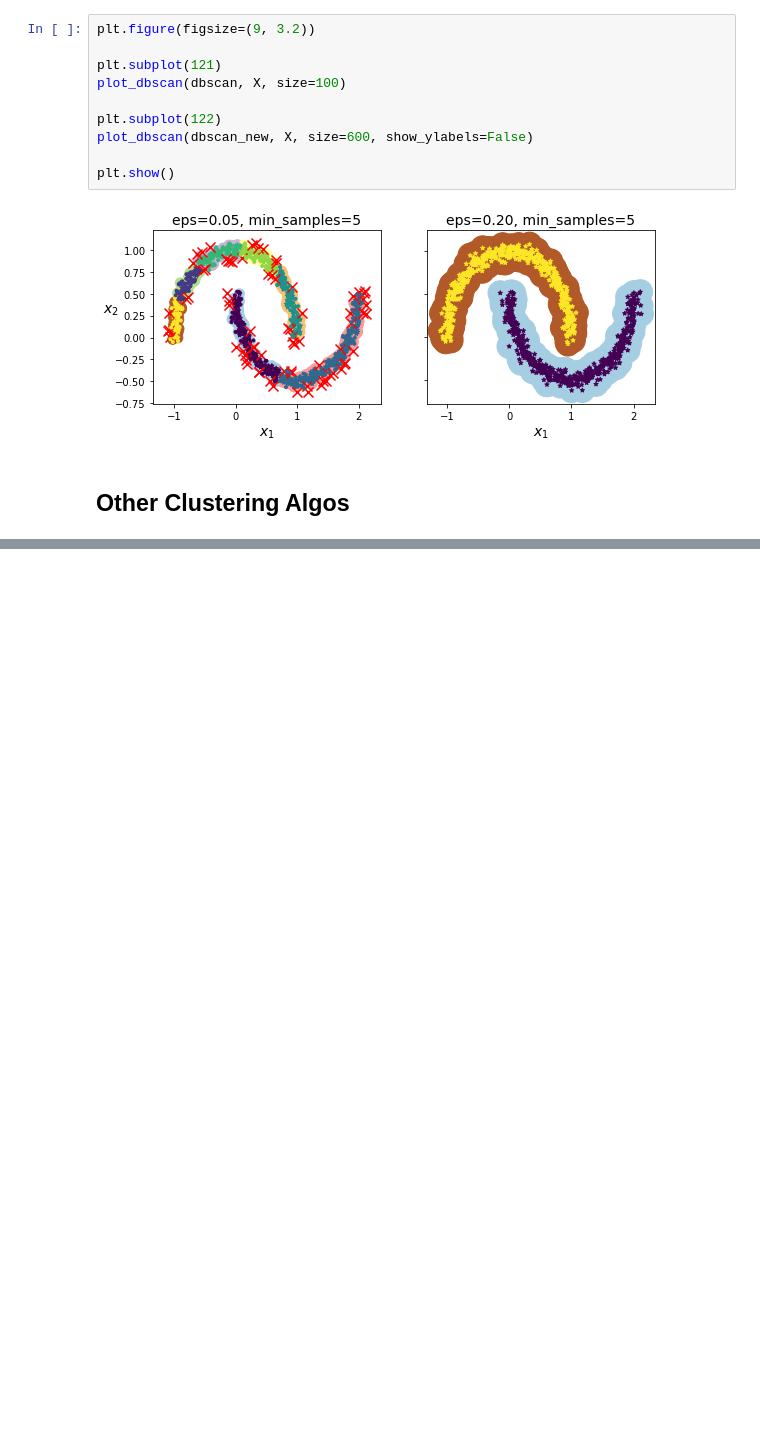
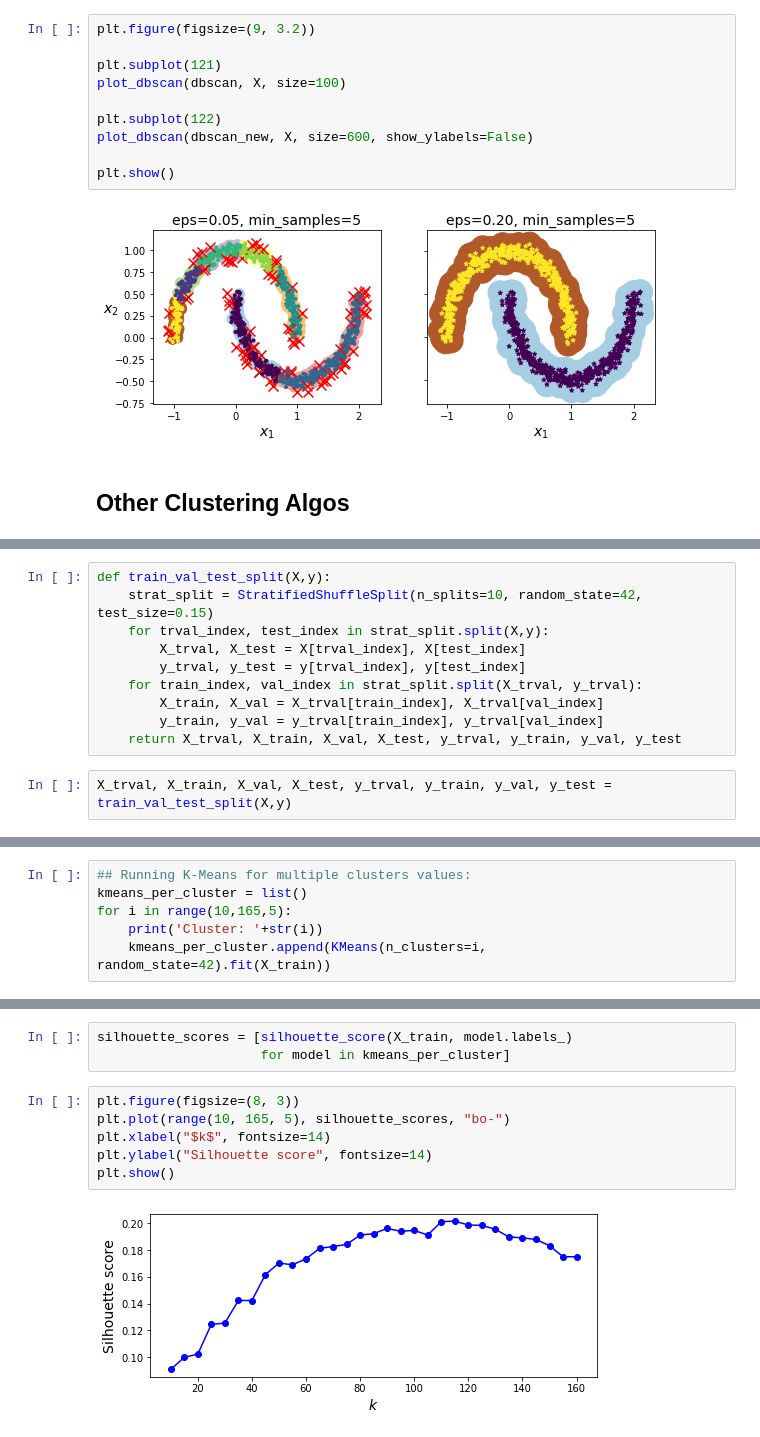
Before and after one commit to abhay-iy97/ml-handson, a Jupyter notebook: unsupervised_learning.ipynb, the cells around one changed output, grey strips where cells are left out. Drawn from its saved outputs; the diff is of its cells as text; blank space fills up the shorter version.

```diff
--- a/unsupervised_learning.ipynb
+++ b/unsupervised_learning.ipynb
@@ -563,0 +665,12 @@ plt.show()
+# %%
+def train_val_test_split(X,y):
+    strat_split = StratifiedShuffleSplit(n_splits=10, random_state=42, test_size=0.15)
+    for trval_index, test_index in strat_split.split(X,y):
+        X_trval, X_test = X[trval_index], X[test_index]
+        y_trval, y_test = y[trval_index], y[test_index]
+    for train_index, val_index in strat_split.split(X_trval, y_trval):
+        X_train, X_val = X_trval[train_index], X_trval[val_index]
+        y_train, y_val = y_trval[train_index], y_trval[val_index]
+    return X_trval, X_train, X_val, X_test, y_trval, y_train, y_val, y_test
+# %%
+X_trval, X_train, X_val, X_test, y_trval, y_train, y_val, y_test = train_val_test_split(X,y)
@@ -563,0 +697,6 @@ plt.show()
+# %%
+## Running K-Means for multiple clusters values:
+kmeans_per_cluster = list()
+for i in range(10,165,5):
+    print('Cluster: '+str(i))
+    kmeans_per_cluster.append(KMeans(n_clusters=i, random_state=42).fit(X_train))
@@ -563,0 +721,11 @@ plt.show()
+# %%
+silhouette_scores = [silhouette_score(X_train, model.labels_)
+                     for model in kmeans_per_cluster]
+# %%
+plt.figure(figsize=(8, 3))
+plt.plot(range(10, 165, 5), silhouette_scores, "bo-")
+plt.xlabel("$k$", fontsize=14)
+plt.ylabel("Silhouette score", fontsize=14)
+plt.show()
+# %% [output]
+[figure, added]
```
Also changed, not shown: parts of 21 cells of this notebook.
